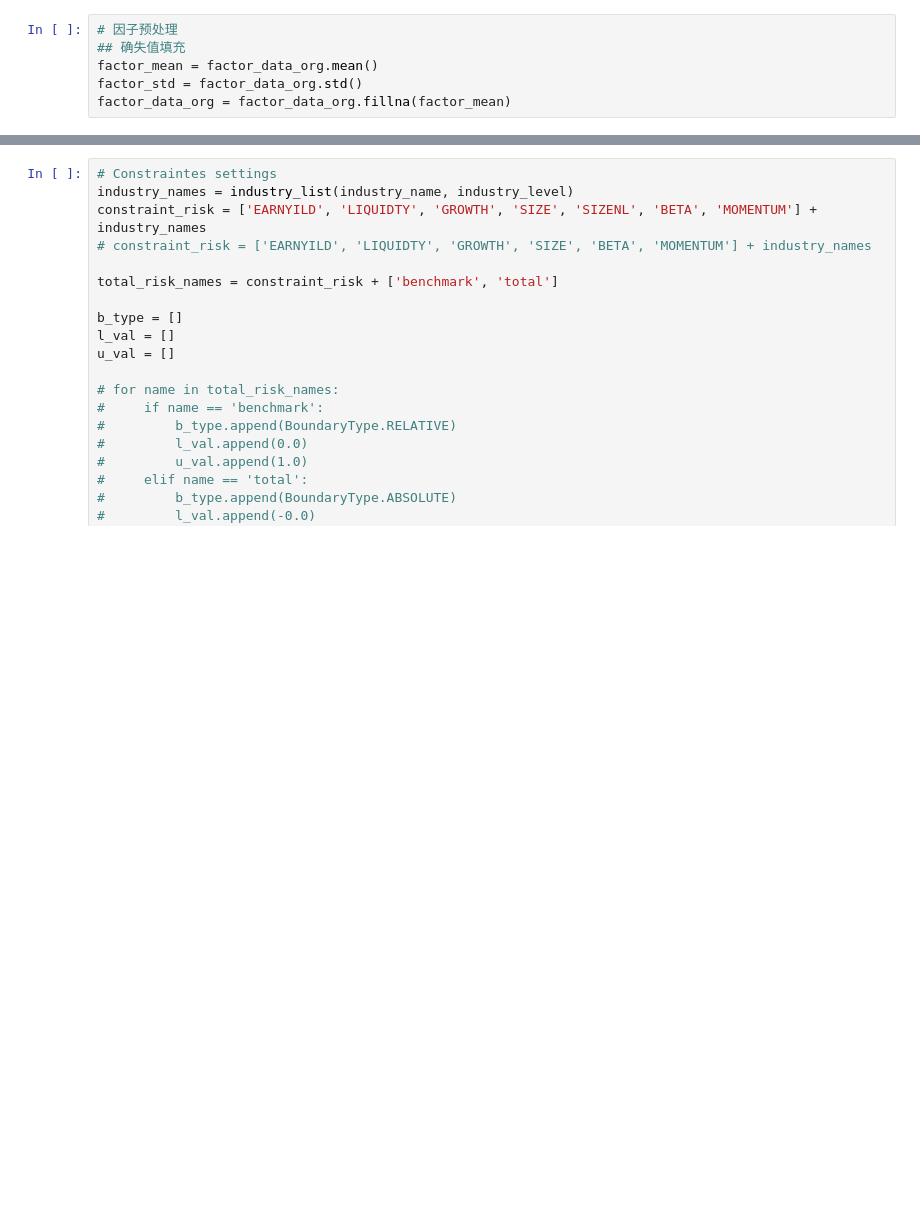
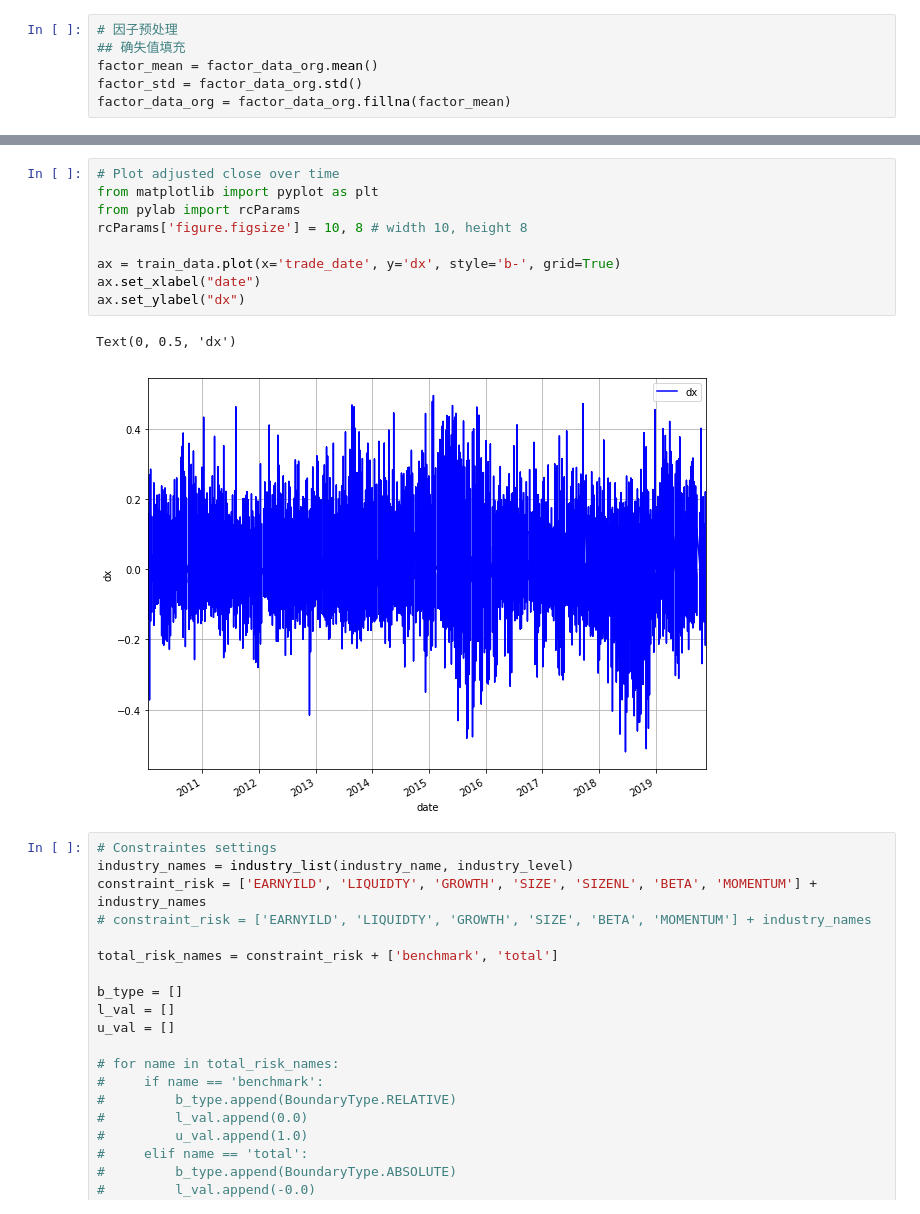
Before and after one commit to STHSF/MultiFactors, a Jupyter notebook: src/stacking/notebooks/run_realtime.ipynb, the cells around one changed output, grey strips where cells are left out. Saved outputs shown, nothing was run; the diff lists cells and outputs as text; blank space fills up the shorter version.

```diff
--- a/src/stacking/notebooks/run_realtime.ipynb
+++ b/src/stacking/notebooks/run_realtime.ipynb
@@ -88,3 +164,15 @@ np.shape(train_data)
+# %%
+# Plot adjusted close over time
+from matplotlib import pyplot as plt
+from pylab import rcParams
+rcParams['figure.figsize'] = 10, 8 # width 10, height 8
+
+ax = train_data.plot(x='trade_date', y='dx', style='b-', grid=True)
+ax.set_xlabel("date")
+ax.set_ylabel("dx")
+# %% [output]
+Text(0, 0.5, 'dx')
+[figure, added]
 # %%
 # Constraintes settings
 industry_names = industry_list(industry_name, industry_level)
```
Also changed, not shown: parts of 19 cells of this notebook.
